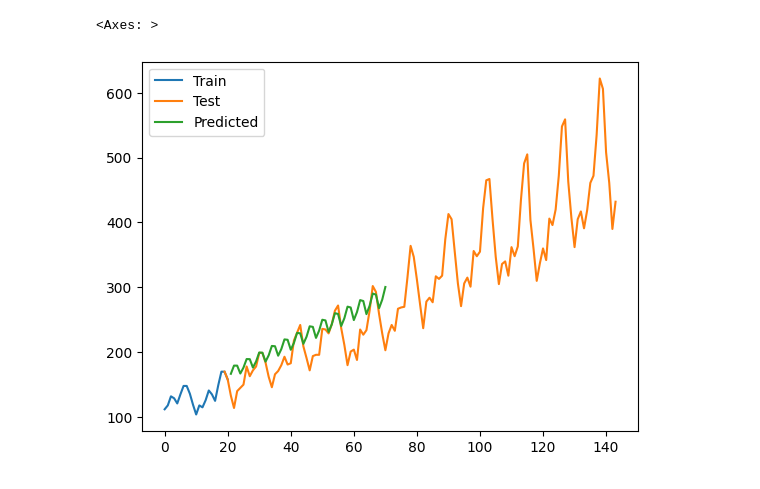
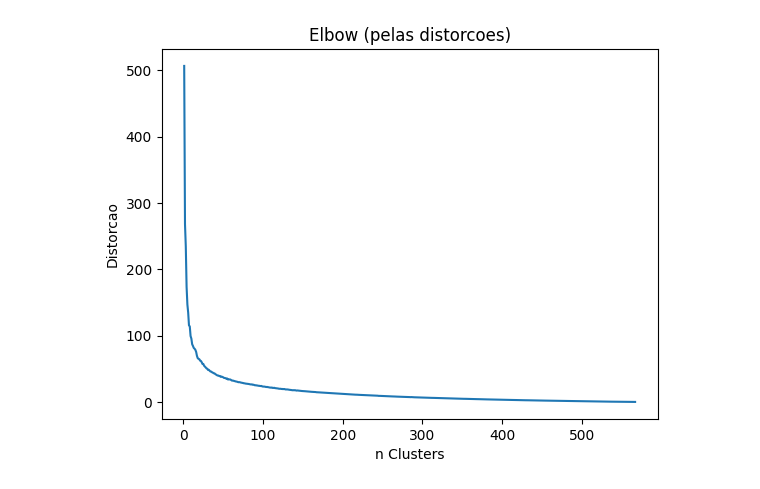
Before and after one commit to KaFerTech/Classificadores_Atv3, a Jupyter notebook: Atv3.ipynb, the cells around one changed output. Cells and saved outputs as stored; diff of their text form; code cells hidden in the pictures.

Commit message:
ATV3 Classificadores

```diff
--- a/Atv3.ipynb
+++ b/Atv3.ipynb
@@ -5 +12,20 @@ import matplotlib.pyplot as plt
+# %%
+#3. DETERMINAÇÃO DO NUMERO OTIMO DE CLUSTERS
+import pandas as pd
+import matplotlib.pyplot as plt
+from sklearn.cluster import KMeans #Carregando o indutor do KMeans
+from scipy.spatial.distance import cdist #para calcular as distâncias relativas a cada centroide em cada ensaio
+import numpy as np
+import math
+
+#Abrir os dados
+diagnostic = pd.read_csv('C:/Users/Kaique.Fernandes/Documents/GitHub/DataScience/Classificadores_Atv3/Docs/breast_cancer_wisconsin_diagnostic/wdbc.data',sep = ',')
+#Somente números na base
+diagnostic_atributos = diagnostic.drop(columns='Diagnosis')
+diagnostic
+
+#Treinamento com os dados desbalanceados
+#Segmentar os dados
+dados_classes = diagnostic['Diagnosis']
+dados_atributos = diagnostic.drop(columns = ['Diagnosis'])
 # %%
@@ -92,7 +34,23 @@ Text(0.5, 1.0, 'Train, Test and Predicted Test -  Holt Winters')
-# %%
-df_train['Passengers'].plot(legend = True, label = 'Train')
-df_test['Passengers'].plot(legend = True, label = 'Test')
-test_pred.plot(legend=True, label = 'Predicted')
-# %% [output]
-<Axes: >
-[figure, removed]
+# %%
+#DETERMINAR O NUMERO DE CLUSTERS PELO MÉTODO DO COTOVELO (Elbow)
+#Distorções
+distorcoes = []
+K = range(1,568) #Range intervalo aberto à direita
+for k in K:
+  diagnostic_kmeans_model = KMeans(n_clusters=k).fit(diagnostic_atributos)
+  distorcoes.append(
+      sum(np.min(
+          cdist(diagnostic_atributos,diagnostic_kmeans_model.cluster_centers_,'euclidean'), axis =1
+      )/diagnostic.shape[0])
+  )
+distorcoes
+
+#Mostrar no gráfico e salvar imagem
+#preparar os objetos do gráfico
+fig, ax = plt.subplots()
+ax.plot(K, distorcoes)
+ax.set(xlabel = 'n Clusters', ylabel = 'Distorcao', title = 'Elbow (pelas distorcoes)')
+fig.savefig('elbow_iris_distorcao.png')
+plt.show()
+# %% [output]
+[figure, added]
```
Also changed, not shown: parts of 18 cells of this notebook, 4 other files.
